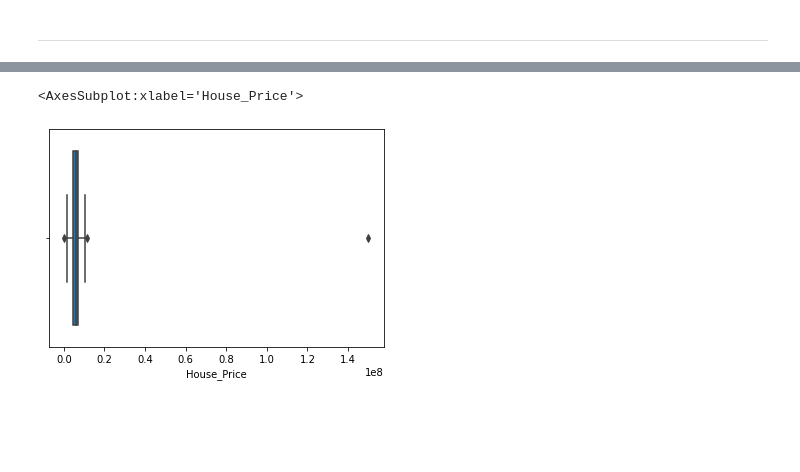
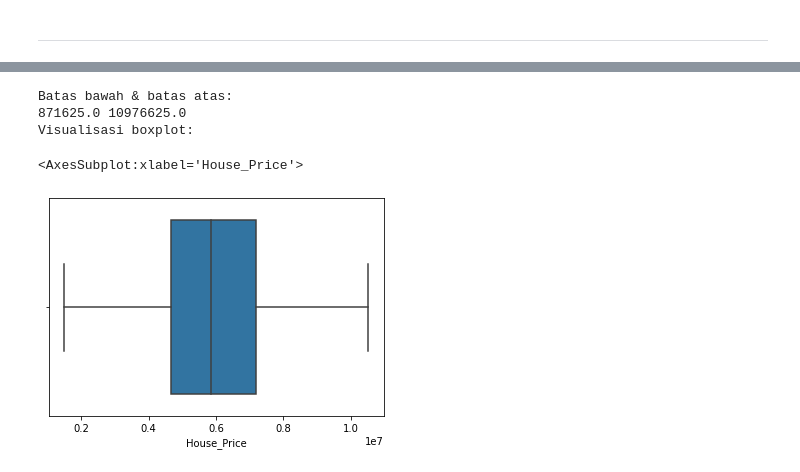
Before and after one commit to benidictusgalihmp/DS-SanberCode, a Jupyter notebook: W04/W04_T01.ipynb, the cells around one changed output, grey strips where cells are left out. Saved outputs shown, nothing was run; the diff lists cells and outputs as text; code cells hidden in the pictures; blank space fills up the shorter version.

```diff
--- a/W04/W04_T01.ipynb
+++ b/W04/W04_T01.ipynb
@@ -165,13 +165,27 @@ Batas bawah & batas atas:
 Visualisasi boxplot:
 
 ![boxplot2](https://drive.google.com/uc?id=1qZc-lEa5FUzSQ_cyt4_GJQ0TZ8c6WjHX)
-# %%
-#Code here
-import seaborn as sns
-
-# 871625.0 10976625.0
-
-sns.boxplot(x=df2['House_Price'])
-# %% [output]
-<AxesSubplot:xlabel='House_Price'>
-[figure, removed]
+# %%
+#Code here
+import seaborn as sns
+
+q1 = np.percentile(df2['House_Price'], 25)
+q3 = np.percentile(df2['House_Price'], 75)
+iqr = q3 - q1
+
+lower_ = q1 - (iqr * 1.5)
+upper_ = q3 + (iqr * 1.5)
+
+print("Batas bawah & batas atas:")
+print(lower_, upper_, end='\n')
+print("Visualisasi boxplot:")
+
+dffilter = df2[(df2.House_Price < upper_) & (df2.House_Price > lower_)]
+
+sns.boxplot(x=dffilter.House_Price)
+# %% [output]
+Batas bawah & batas atas:
+871625.0 10976625.0
+Visualisasi boxplot:
+<AxesSubplot:xlabel='House_Price'>
+[figure, added]
```
